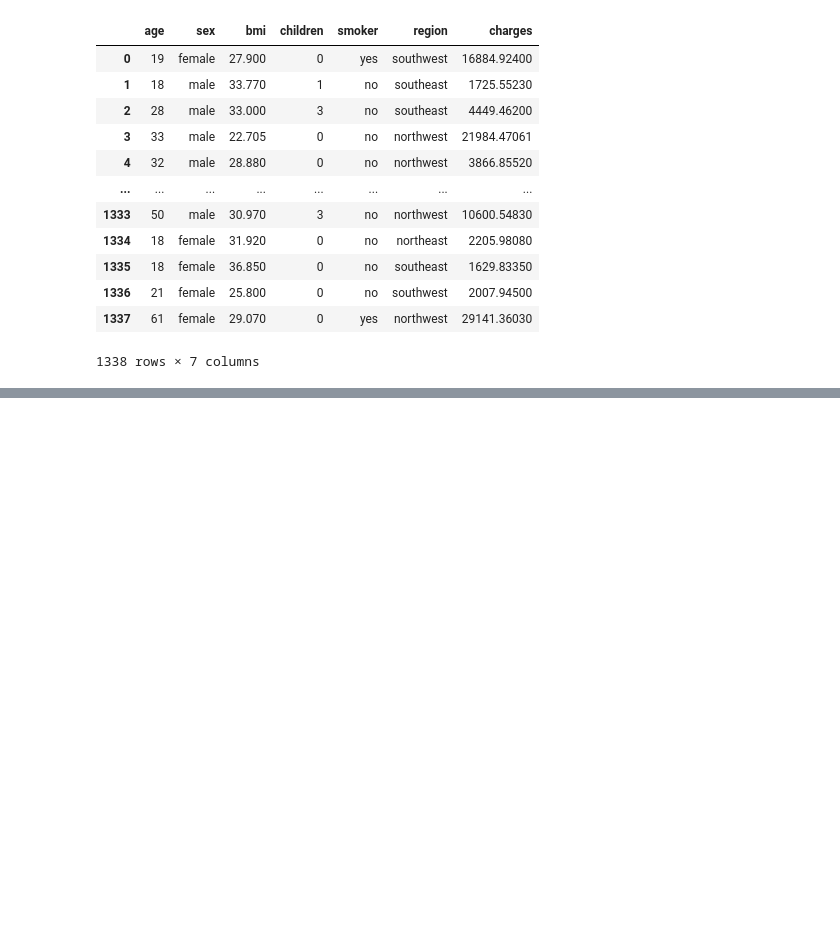
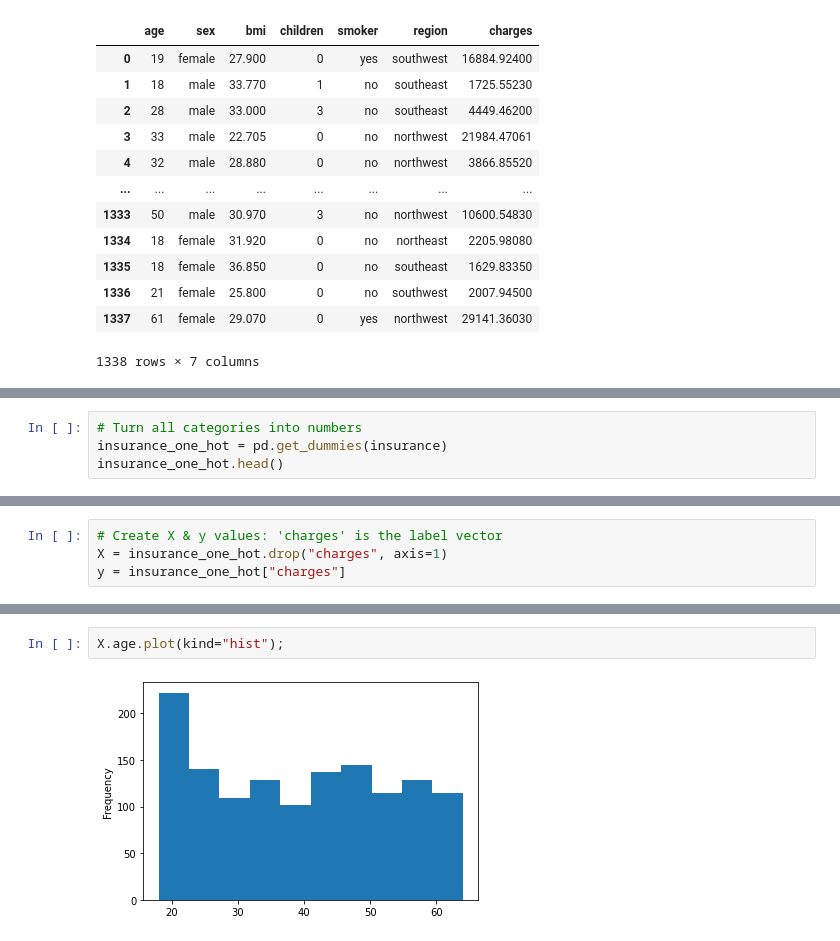
Before and after one commit to markitos314/tf_insurance_regression, a Jupyter notebook: insurance.ipynb, the cells around one changed output, grey strips where cells are left out. Saved outputs shown, nothing was run; the diff lists cells and outputs as text; blank space fills up the shorter version.

```diff
--- a/insurance.ipynb
+++ b/insurance.ipynb
@@ -26,0 +50,4 @@ insurance
+# %%
+# Turn all categories into numbers
+insurance_one_hot = pd.get_dummies(insurance)
+insurance_one_hot.head()
@@ -26,0 +63,4 @@ insurance
+# %%
+# Create X & y values: 'charges' is the label vector
+X = insurance_one_hot.drop("charges", axis=1)
+y = insurance_one_hot["charges"]
@@ -26,0 +382,4 @@ insurance
+# %%
+X.age.plot(kind="hist");
+# %% [output]
+[figure, added]
```
Also changed, not shown: parts of 55 cells of this notebook.
